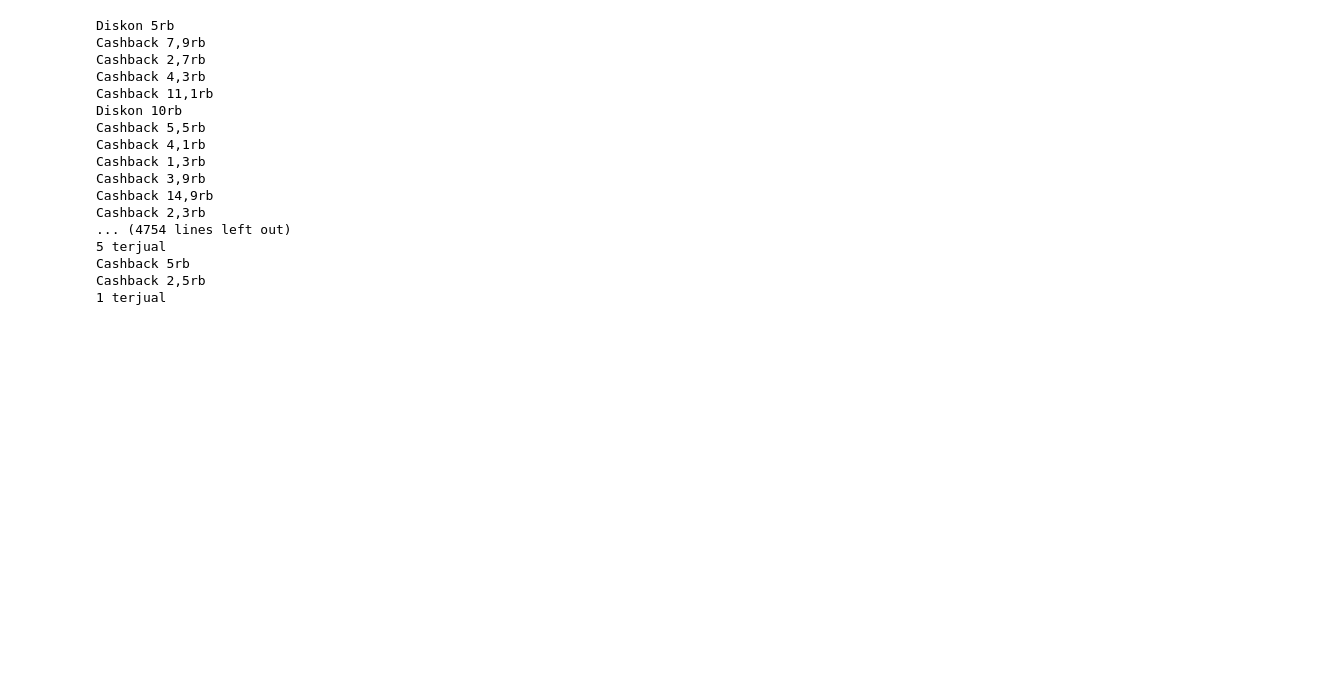
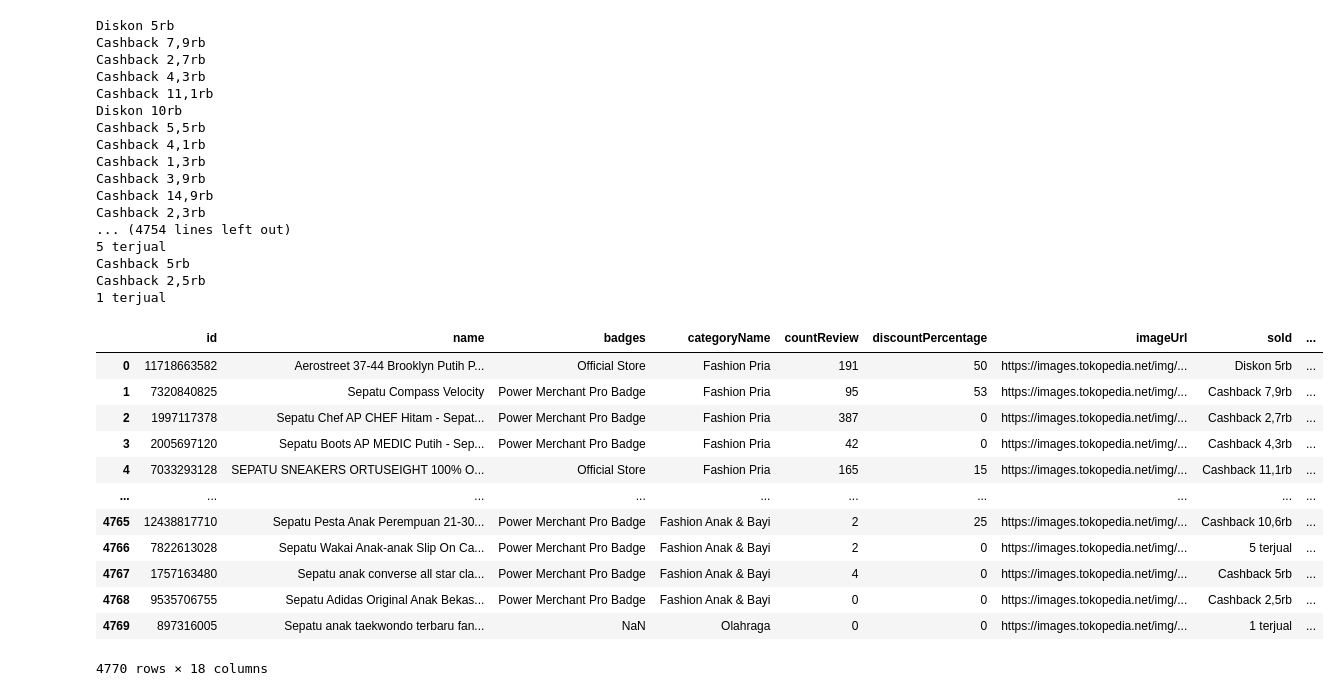
Before and after one commit to m-nahrowi/ETL-Tokopedia-Sepatu, a Jupyter notebook: data_kotor.ipynb, the cells around one changed output. Drawn from its saved outputs; the diff is of its cells as text; code cells hidden in the pictures; blank space fills up the shorter version.

```diff
--- a/data_kotor.ipynb
+++ b/data_kotor.ipynb
@@ -25,3 +25,19 @@ Cashback 2,3rb
 Cashback 5rb
 Cashback 2,5rb
 1 terjual
+# %%
+df
+# %% [output]
+|  | id | name | badges | categoryName | countReview | discountPercentage | imageUrl | sold | ... |
+| 0 | 11718663582 | Aerostreet 37-44 Brooklyn Putih P... | Official Store | Fashion Pria | 191 | 50 | https://images.tokopedia.net/img/... | Diskon 5rb | ... |
+| 1 | 7320840825 | Sepatu Compass Velocity | Power Merchant Pro Badge | Fashion Pria | 95 | 53 | https://images.tokopedia.net/img/... | Cashback 7,9rb | ... |
+| 2 | 1997117378 | Sepatu Chef AP CHEF Hitam - Sepat... | Power Merchant Pro Badge | Fashion Pria | 387 | 0 | https://images.tokopedia.net/img/... | Cashback 2,7rb | ... |
+| 3 | 2005697120 | Sepatu Boots AP MEDIC Putih - Sep... | Power Merchant Pro Badge | Fashion Pria | 42 | 0 | https://images.tokopedia.net/img/... | Cashback 4,3rb | ... |
+| 4 | 7033293128 | SEPATU SNEAKERS ORTUSEIGHT 100% O... | Official Store | Fashion Pria | 165 | 15 | https://images.tokopedia.net/img/... | Cashback 11,1rb | ... |
+| ... | ... | ... | ... | ... | ... | ... | ... | ... | ... |
+| 4765 | 12438817710 | Sepatu Pesta Anak Perempuan 21-30... | Power Merchant Pro Badge | Fashion Anak & Bayi | 2 | 25 | https://images.tokopedia.net/img/... | Cashback 10,6rb | ... |
+| 4766 | 7822613028 | Sepatu Wakai Anak-anak Slip On Ca... | Power Merchant Pro Badge | Fashion Anak & Bayi | 2 | 0 | https://images.tokopedia.net/img/... | 5 terjual | ... |
+| 4767 | 1757163480 | Sepatu anak converse all star cla... | Power Merchant Pro Badge | Fashion Anak & Bayi | 4 | 0 | https://images.tokopedia.net/img/... | Cashback 5rb | ... |
+| 4768 | 9535706755 | Sepatu Adidas Original Anak Bekas... | Power Merchant Pro Badge | Fashion Anak & Bayi | 0 | 0 | https://images.tokopedia.net/img/... | Cashback 2,5rb | ... |
+| 4769 | 897316005 | Sepatu anak taekwondo terbaru fan... | NaN | Olahraga | 0 | 0 | https://images.tokopedia.net/img/... | 1 terjual | ... |
+4770 rows × 18 columns
```
Also changed, not shown: 1 other file.
